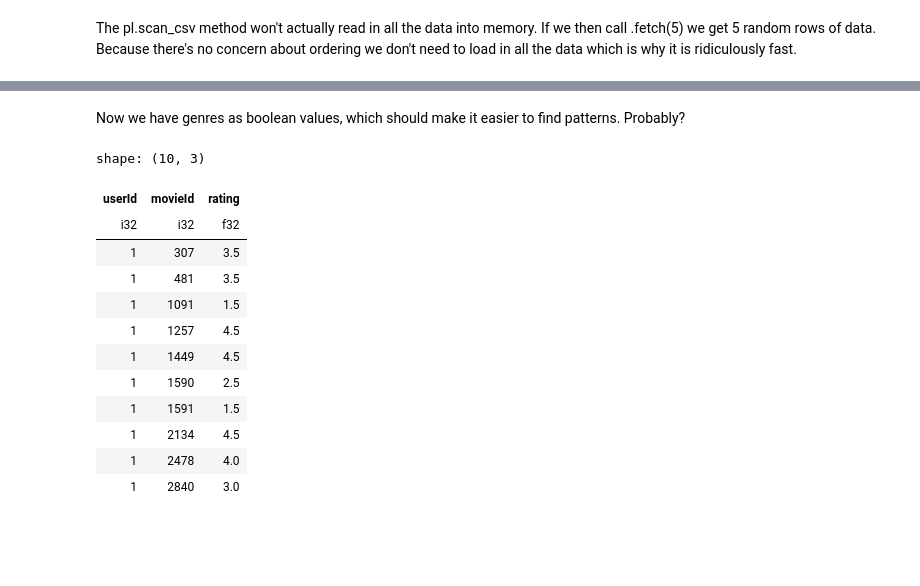
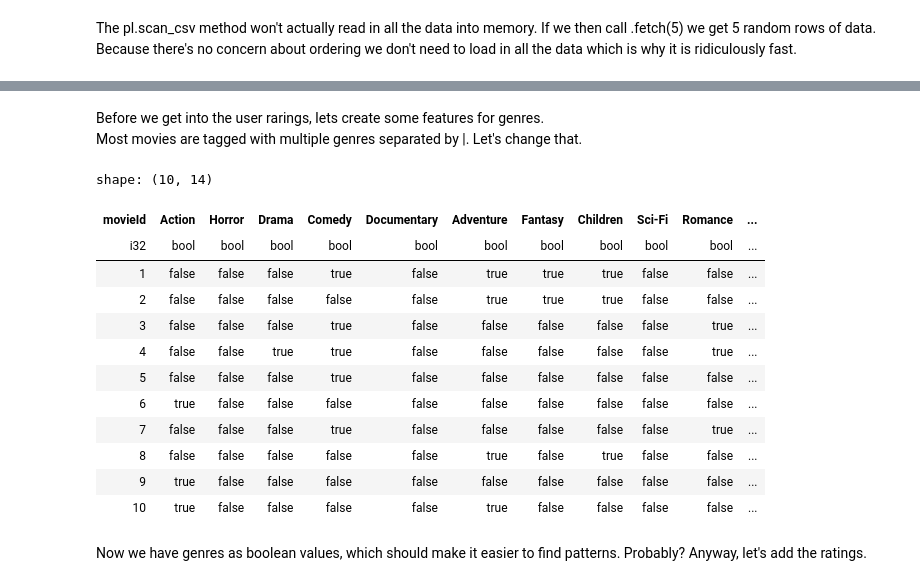
Before and after one commit to wlinds/ITHS-AI22-ML, a Jupyter notebook: Labb/ml-recommender-genres.ipynb, the cells around one changed output, grey strips where cells are left out. Drawn from its saved outputs; the diff is of its cells as text; code cells hidden in the pictures; blank space fills up the shorter version.

```diff
--- a/Labb/ml-recommender-genres.ipynb
+++ b/Labb/ml-recommender-genres.ipynb
@@ -88,5 +34,41 @@ shape: (53832, 15)
+# %% [markdown]
+Before we get into the user rarings, lets create some features for genres.<br>
+Most movies are tagged with multiple genres separated by |. Let's change that.
+# %%
+polars = polars.filter(pl.col("genres") != "(no genres listed)") # filter out movies with no genres
+
+# Testing with the top most popular genres
+movies = ["Action","Horror","Drama","Comedy","Documentary","Adventure","Fantasy","Children","Sci-Fi","Romance","Mystery","Animation","Thriller"]
+
+# pl.with_columns method can be very powerful for creating or manipulating columns
+# here we run str.contains() on genre column to pull out genres for every movieId and add them to new boolean columns
+
+for i in movies:
+    polars = polars.with_columns([
+            pl.col('genres').str.contains(i).alias(i)
+    ])
+
+polars = polars.select([pl.exclude('genres')]) # remove old 'genres' column
+
+# if this works we can go on and add more columns for all genres
+
+polars.head(10)
+# %% [output]
+shape: (10, 14)
+| movieId | Action | Horror | Drama | Comedy | Documentary | Adventure | Fantasy | Children | Sci-Fi | Romance | ... |
+| i32 | bool | bool | bool | bool | bool | bool | bool | bool | bool | bool | ... |
+| 1 | false | false | false | true | false | true | true | true | false | false | ... |
+| 2 | false | false | false | false | false | true | true | true | false | false | ... |
+| 3 | false | false | false | true | false | false | false | false | false | true | ... |
+| 4 | false | false | true | true | false | false | false | false | false | true | ... |
+| 5 | false | false | false | true | false | false | false | false | false | false | ... |
+| 6 | true | false | false | false | false | false | false | false | false | false | ... |
+| 7 | false | false | false | true | false | false | false | false | false | true | ... |
+| 8 | false | false | false | false | false | true | false | true | false | false | ... |
+| 9 | true | false | false | false | false | false | false | false | false | false | ... |
+| 10 | true | false | false | false | false | true | false | false | false | false | ... |
 # %% [markdown]
-Now we have genres as boolean values, which should make it easier to find patterns. Probably?
+Now we have genres as boolean values, which should make it easier to find patterns. Probably? Anyway, let's add the ratings.
 # %%
 ratings=pl.read_csv('../Data/ml-latest/ratings.csv',
     columns=['movieId', 'userId','rating'],
@@ -96,21 +78,5 @@ ratings=pl.read_csv('../Data/ml-latest/ratings.csv',
         'rating':pl.Float32,
         }
     )
-
-ratings.head(10)
-# %% [output]
-shape: (10, 3)
-| userId | movieId | rating |
-| i32 | i32 | f32 |
-| 1 | 307 | 3.5 |
-| 1 | 481 | 3.5 |
-| 1 | 1091 | 1.5 |
-| 1 | 1257 | 4.5 |
-| 1 | 1449 | 4.5 |
-| 1 | 1590 | 2.5 |
-| 1 | 1591 | 1.5 |
-| 1 | 2134 | 4.5 |
-| 1 | 2478 | 4.0 |
-| 1 | 2840 | 3.0 |
 # %%
 best_movies = ratings.filter(pl.col("rating") >= 4.5) # filter out all ratings except 4.5 and 5.0
```
Also changed, not shown: parts of 38 cells of this notebook.
